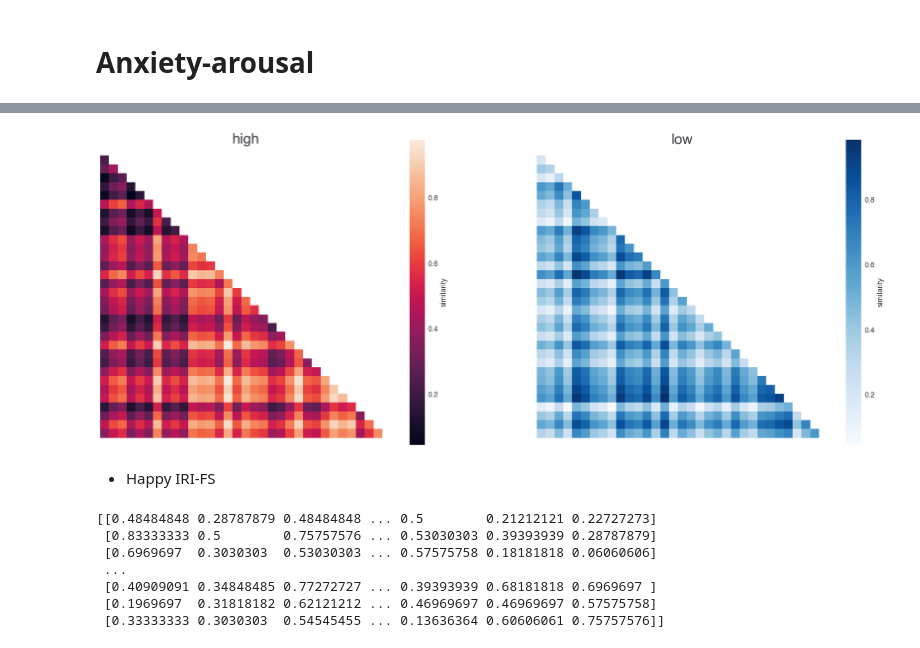
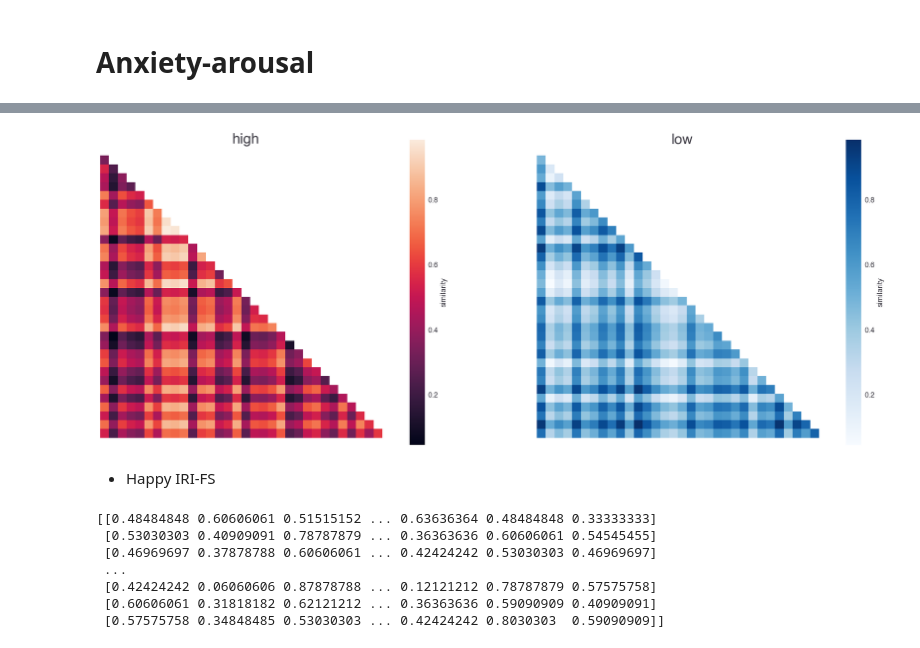
Before and after one commit to andlab-um/VR-EEG-Social-Anxiety, a Jupyter notebook: 3_ISC_behav.ipynb, the cells around one changed output, grey strips where cells are left out. Saved outputs shown, nothing was run; the diff lists cells and outputs as text; code cells hidden in the pictures.

```diff
--- a/3_ISC_behav.ipynb
+++ b/3_ISC_behav.ipynb
@@ -13,5 +13,5 @@ jtplot.style(theme='grade3')
 from Function import get_tril_vec
 
 # define data repository
-data_dir = 'high_low'
+data_dir = 'high_low_rewards_ax'
 results_dir = 'new_res'
@@ -167,22 +148,22 @@ aff_pe_low = get_tril_vec(low_simi)
 # %%
 # Set the paprameters and import data
 n_subs = 33
-est_raw = pd.read_csv(os.path.join(data_dir, 'affect_cue.csv'))
+est_raw = pd.read_csv(os.path.join(data_dir, 'valence_re.csv'))
 high_simi, low_simi = eeg_annak(n_subs, est_raw)
 # Plot the isc matrix
 mask =np.zeros_like(high_simi)
 mask[np.triu_indices_from(mask)] = True
 fig, (ax1, ax2) = plt.subplots(1,2, figsize=(25,12))
 sns.heatmap(high_simi, square=True,  mask=mask, linewidths=0, ax=ax1, xticklabels=False, yticklabels=False, cbar_kws={'label': 'similarity', "shrink": 0.8})
 ax1.set_title("high", fontsize=25, fontweight='bold')
 sns.heatmap(low_simi, square=True, cmap='Blues', mask=mask, linewidths=0, ax=ax2, xticklabels=False, yticklabels=False, cbar_kws={'label': 'similarity', "shrink": 0.8})
 ax2.set_title("low", fontsize=25, fontweight='bold')
 
 # Save the result
-aff_cue_high = get_tril_vec(high_simi)
-aff_cue_low = get_tril_vec(low_simi)
+va_re_high = get_tril_vec(high_simi)
+va_re_low = get_tril_vec(low_simi)
 # %% [output]
-[figure, old version]
+[figure, new version]
 # %% [markdown]
 * Happy IRI-FS
 # %%
@@ -193,14 +174,14 @@ np.save(os.path.join(results_dir, 'behavisc_annak'), behavisc)
 # %%
 b = np.c_[ar_pe_low, ar_pe_high, ar_cue_low, ar_cue_high,
           va_pe_low, va_pe_high, va_cue_low, va_cue_high,
-          aff_pe_low, aff_pe_high, aff_cue_low, aff_cue_high]
+          ar_re_low, ar_re_high, va_re_low, va_re_high]
 print(b)
 np.savetxt("new_high_low_est_isc.csv", b, delimiter=",")
 # %% [output]
-[[0.48484848 0.28787879 0.48484848 ... 0.5        0.21212121 0.22727273]
- [0.83333333 0.5        0.75757576 ... 0.53030303 0.39393939 0.28787879]
- [0.6969697  0.3030303  0.53030303 ... 0.57575758 0.18181818 0.06060606]
+[[0.48484848 0.60606061 0.51515152 ... 0.63636364 0.48484848 0.33333333]
+ [0.53030303 0.40909091 0.78787879 ... 0.36363636 0.60606061 0.54545455]
+ [0.46969697 0.37878788 0.60606061 ... 0.42424242 0.53030303 0.46969697]
  ...
- [0.40909091 0.34848485 0.77272727 ... 0.39393939 0.68181818 0.6969697 ]
- [0.1969697  0.31818182 0.62121212 ... 0.46969697 0.46969697 0.57575758]
- [0.33333333 0.3030303  0.54545455 ... 0.13636364 0.60606061 0.75757576]]
+ [0.42424242 0.06060606 0.87878788 ... 0.12121212 0.78787879 0.57575758]
+ [0.60606061 0.31818182 0.62121212 ... 0.36363636 0.59090909 0.40909091]
+ [0.57575758 0.34848485 0.53030303 ... 0.42424242 0.8030303  0.59090909]]
```
Also changed, not shown: parts of 11 cells of this notebook.
